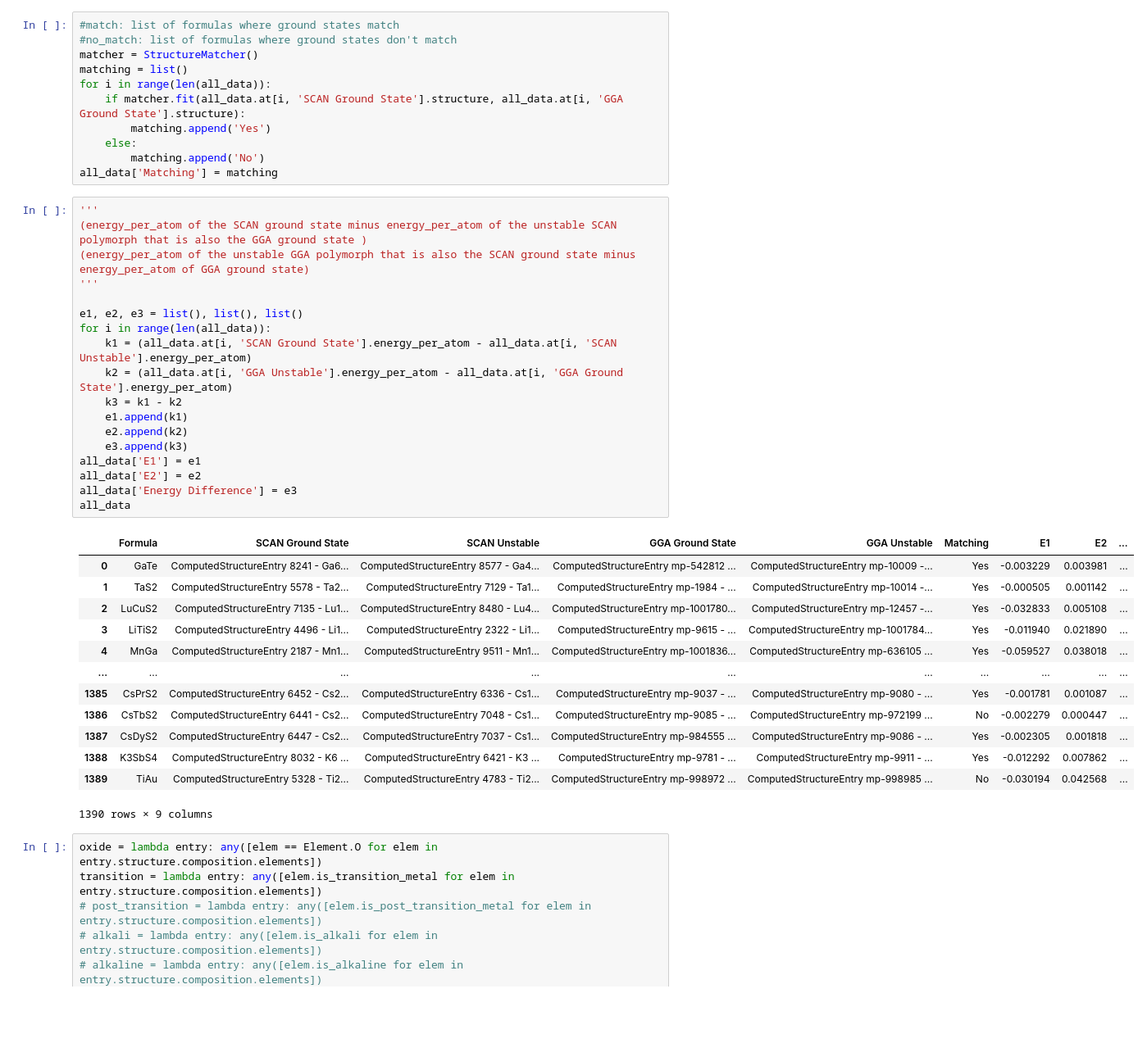
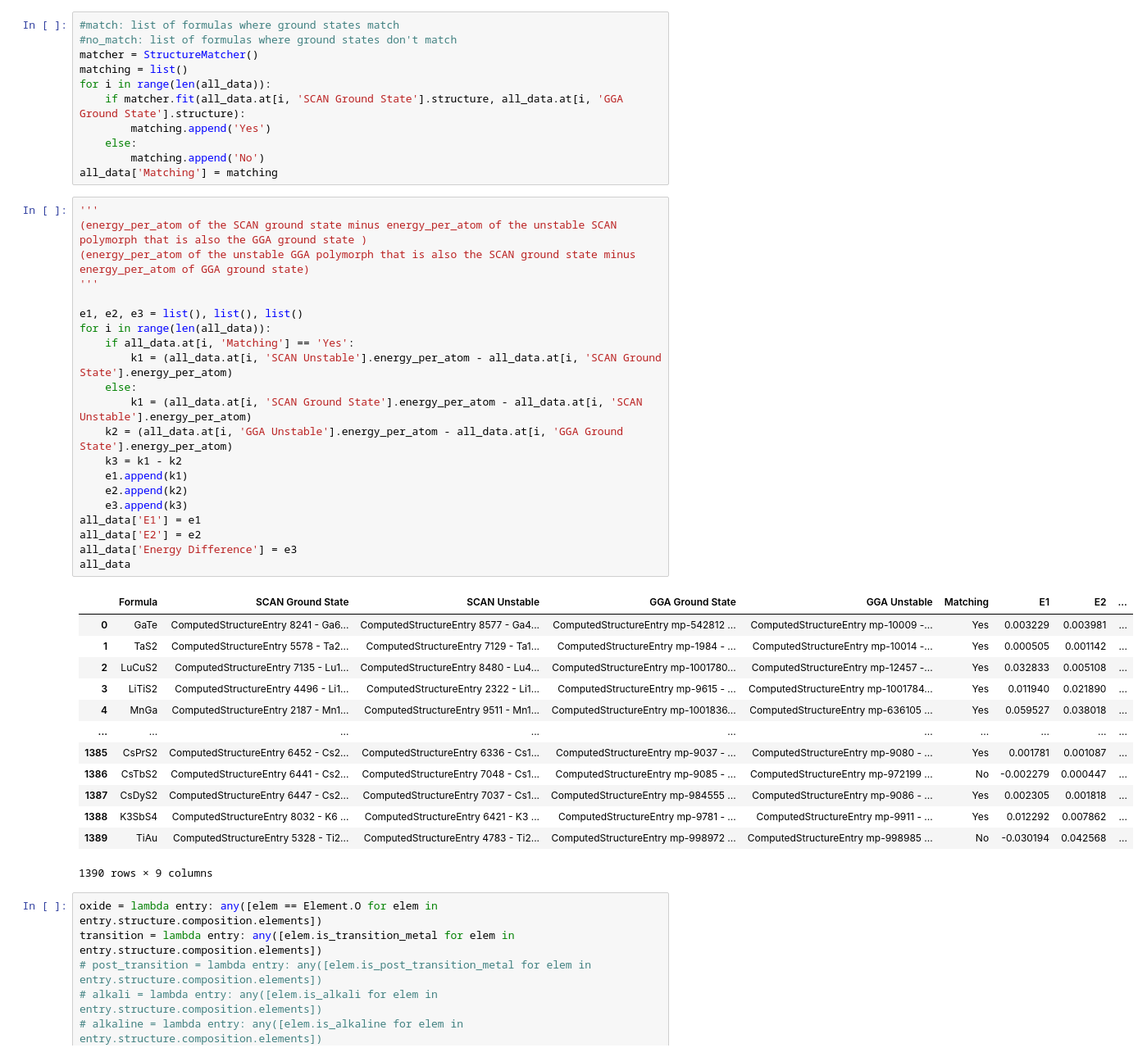
Before and after one commit to ayushsgupta/dft-energy-analysis, a Jupyter notebook: dft_binary_compounds/dataframe_manager.ipynb, the cells around one changed output. Shown at 82% size. Drawn from its saved outputs; the diff is of its cells as text; blank space fills up the shorter version.

Commit message:
Finish binary compound plotting, start work on formation energy

```diff
--- a/dft_binary_compounds/dataframe_manager.ipynb
+++ b/dft_binary_compounds/dataframe_manager.ipynb
@@ -116,33 +123,36 @@ all_data['Matching'] = matching
 # %%
 '''
 (energy_per_atom of the SCAN ground state minus energy_per_atom of the unstable SCAN polymorph that is also the GGA ground state )
 (energy_per_atom of the unstable GGA polymorph that is also the SCAN ground state minus energy_per_atom of GGA ground state)
 '''
 
 e1, e2, e3 = list(), list(), list()
 for i in range(len(all_data)):
-    k1 = (all_data.at[i, 'SCAN Ground State'].energy_per_atom - all_data.at[i, 'SCAN Unstable'].energy_per_atom)
+    if all_data.at[i, 'Matching'] == 'Yes':
+        k1 = (all_data.at[i, 'SCAN Unstable'].energy_per_atom - all_data.at[i, 'SCAN Ground State'].energy_per_atom)
+    else:
+        k1 = (all_data.at[i, 'SCAN Ground State'].energy_per_atom - all_data.at[i, 'SCAN Unstable'].energy_per_atom)
     k2 = (all_data.at[i, 'GGA Unstable'].energy_per_atom - all_data.at[i, 'GGA Ground State'].energy_per_atom)
     k3 = k1 - k2
     e1.append(k1)
     e2.append(k2)
     e3.append(k3)
 all_data['E1'] = e1
 all_data['E2'] = e2
 all_data['Energy Difference'] = e3
 all_data
 # %% [output]
 |  | Formula | SCAN Ground State | SCAN Unstable | GGA Ground State | GGA Unstable | Matching | E1 | E2 | ... |
-| 0 | GaTe | ComputedStructureEntry 8241 - Ga6... | ComputedStructureEntry 8577 - Ga4... | ComputedStructureEntry mp-542812 ... | ComputedStructureEntry mp-10009 -... | Yes | -0.003229 | 0.003981 | ... |
-| 1 | TaS2 | ComputedStructureEntry 5578 - Ta2... | ComputedStructureEntry 7129 - Ta1... | ComputedStructureEntry mp-1984 - ... | ComputedStructureEntry mp-10014 -... | Yes | -0.000505 | 0.001142 | ... |
-| 2 | LuCuS2 | ComputedStructureEntry 7135 - Lu1... | ComputedStructureEntry 8480 - Lu4... | ComputedStructureEntry mp-1001780... | ComputedStructureEntry mp-12457 -... | Yes | -0.032833 | 0.005108 | ... |
-| 3 | LiTiS2 | ComputedStructureEntry 4496 - Li1... | ComputedStructureEntry 2322 - Li1... | ComputedStructureEntry mp-9615 - ... | ComputedStructureEntry mp-1001784... | Yes | -0.011940 | 0.021890 | ... |
-| 4 | MnGa | ComputedStructureEntry 2187 - Mn1... | ComputedStructureEntry 9511 - Mn1... | ComputedStructureEntry mp-1001836... | ComputedStructureEntry mp-636105 ... | Yes | -0.059527 | 0.038018 | ... |
+| 0 | GaTe | ComputedStructureEntry 8241 - Ga6... | ComputedStructureEntry 8577 - Ga4... | ComputedStructureEntry mp-542812 ... | ComputedStructureEntry mp-10009 -... | Yes | 0.003229 | 0.003981 | ... |
+| 1 | TaS2 | ComputedStructureEntry 5578 - Ta2... | ComputedStructureEntry 7129 - Ta1... | ComputedStructureEntry mp-1984 - ... | ComputedStructureEntry mp-10014 -... | Yes | 0.000505 | 0.001142 | ... |
+| 2 | LuCuS2 | ComputedStructureEntry 7135 - Lu1... | ComputedStructureEntry 8480 - Lu4... | ComputedStructureEntry mp-1001780... | ComputedStructureEntry mp-12457 -... | Yes | 0.032833 | 0.005108 | ... |
+| 3 | LiTiS2 | ComputedStructureEntry 4496 - Li1... | ComputedStructureEntry 2322 - Li1... | ComputedStructureEntry mp-9615 - ... | ComputedStructureEntry mp-1001784... | Yes | 0.011940 | 0.021890 | ... |
+| 4 | MnGa | ComputedStructureEntry 2187 - Mn1... | ComputedStructureEntry 9511 - Mn1... | ComputedStructureEntry mp-1001836... | ComputedStructureEntry mp-636105 ... | Yes | 0.059527 | 0.038018 | ... |
 | ... | ... | ... | ... | ... | ... | ... | ... | ... | ... |
-| 1385 | CsPrS2 | ComputedStructureEntry 6452 - Cs2... | ComputedStructureEntry 6336 - Cs1... | ComputedStructureEntry mp-9037 - ... | ComputedStructureEntry mp-9080 - ... | Yes | -0.001781 | 0.001087 | ... |
+| 1385 | CsPrS2 | ComputedStructureEntry 6452 - Cs2... | ComputedStructureEntry 6336 - Cs1... | ComputedStructureEntry mp-9037 - ... | ComputedStructureEntry mp-9080 - ... | Yes | 0.001781 | 0.001087 | ... |
 | 1386 | CsTbS2 | ComputedStructureEntry 6441 - Cs2... | ComputedStructureEntry 7048 - Cs1... | ComputedStructureEntry mp-9085 - ... | ComputedStructureEntry mp-972199 ... | No | -0.002279 | 0.000447 | ... |
-| 1387 | CsDyS2 | ComputedStructureEntry 6447 - Cs2... | ComputedStructureEntry 7037 - Cs1... | ComputedStructureEntry mp-984555 ... | ComputedStructureEntry mp-9086 - ... | Yes | -0.002305 | 0.001818 | ... |
-| 1388 | K3SbS4 | ComputedStructureEntry 8032 - K6 ... | ComputedStructureEntry 6421 - K3 ... | ComputedStructureEntry mp-9781 - ... | ComputedStructureEntry mp-9911 - ... | Yes | -0.012292 | 0.007862 | ... |
+| 1387 | CsDyS2 | ComputedStructureEntry 6447 - Cs2... | ComputedStructureEntry 7037 - Cs1... | ComputedStructureEntry mp-984555 ... | ComputedStructureEntry mp-9086 - ... | Yes | 0.002305 | 0.001818 | ... |
+| 1388 | K3SbS4 | ComputedStructureEntry 8032 - K6 ... | ComputedStructureEntry 6421 - K3 ... | ComputedStructureEntry mp-9781 - ... | ComputedStructureEntry mp-9911 - ... | Yes | 0.012292 | 0.007862 | ... |
 | 1389 | TiAu | ComputedStructureEntry 5328 - Ti2... | ComputedStructureEntry 4783 - Ti2... | ComputedStructureEntry mp-998972 ... | ComputedStructureEntry mp-998985 ... | No | -0.030194 | 0.042568 | ... |
 1390 rows × 9 columns
 # %%
```
Also changed, not shown: parts of 4 cells of this notebook, 36 other files.
